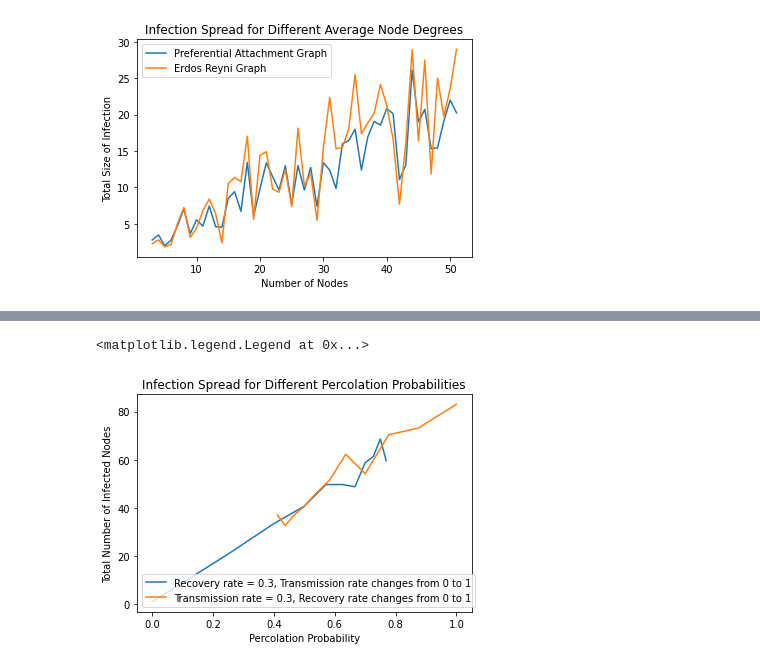
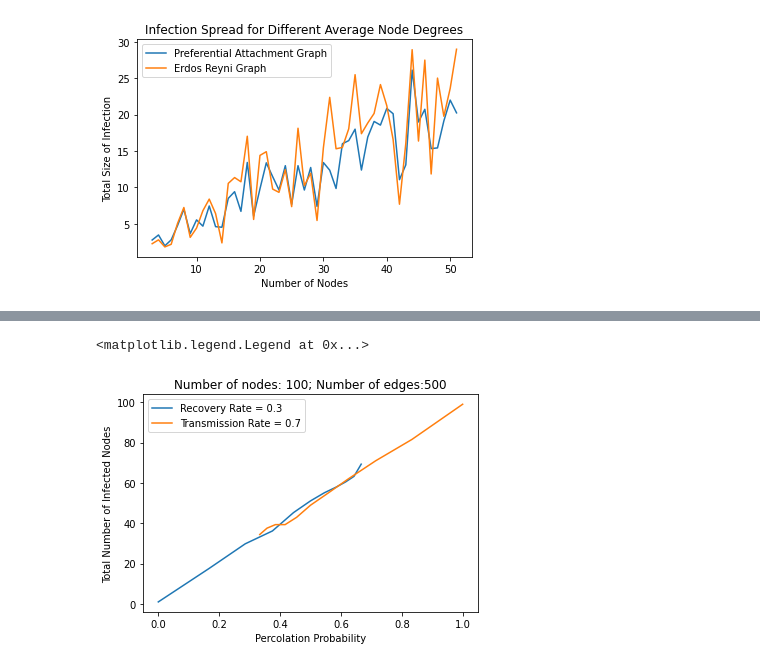
Before and after one commit to SENEMISIK/Mathematical-Models-for-Epidemiological-Diseases, a Jupyter notebook: simulations.ipynb, the cells around one changed output, grey strips where cells are left out. Saved outputs shown, nothing was run; the diff lists cells and outputs as text; code cells hidden in the pictures.

Commit message:
erdos_reyni specific

```diff
--- a/simulations.ipynb
+++ b/simulations.ipynb
@@ -85,3 +85,25 @@ plt.title('Infection Spread for Different Average Node Degrees')
 # %% [output]
 Text(0.5, 1.0, 'Infection Spread for Different Average Node Degrees')
 [figure]
+# %%
+import graphs
+import percolation
+import random
+import numpy as np
+import matplotlib.pyplot as plt
+
+X = []
+Y = []
+
+transmission_rates = np.arange(0, 1.1, 0.1)
+recovery_rates = np.arange(0, 1.1, 0.1)
+for beta in transmission_rates:
+    for rho in recovery_rates:
+        perc_prob = beta / (beta + rho)
+        X.append(perc_prob)
+        Y.append(percolation.calculateFinalInfectionErdosReyni2(1, 100, 500, 1000, perc_prob))
+plt.scatter(X, Y, label = 'Number of nodes: 100; Number of edges:500')
+plt.xlabel('Percolation Probability')
+plt.ylabel('Total Number of Infected Nodes')
+plt.title('Infection Spread for Different Transmission and Recovery Rates')
+plt.legend()
@@ -88,36 +113,35 @@ Text(0.5, 1.0, 'Infection Spread for Different Average Node Degrees')
 # %%
 import graphs
 import percolation
 import random
 import numpy as np
 import matplotlib.pyplot as plt
 
 X = []
 Y = []
-graph = graphs.erdos_renyi_graph(100, 250)
+transmission_rates = np.arange(0, 1.1, 0.1)
+recovery_rates = np.arange(0, 1.1, 0.1)
 
-rho = 0.3
-transmission_rates = np.arange(0, 1.1, 0.1)
 for beta in transmission_rates:
+    rho = 0.5
     perc_prob = beta / (beta + rho)
     X.append(perc_prob)
-    Y.append(percolation.calculateFinalInfection2(1, 100, 250, 1000, perc_prob, graph))
-plt.plot(X, Y, label = 'Recovery rate = 0.3, Transmission rate changes from 0 to 1')
+    Y.append(percolation.calculateFinalInfectionErdosReyni2(1, 100, 500, 1000, perc_prob))
+plt.plot(X, Y, label = 'Recovery Rate = 0.3')
 
 X = []
 Y = []
-
-beta = 0.7
-recovery_rates = np.arange(0, 1.1, 0.1)
 for rho in recovery_rates:
+    beta = 0.5
     perc_prob = beta / (beta + rho)
     X.append(perc_prob)
-    Y.append(percolation.calculateFinalInfection2(1, 100, 250, 1000, perc_prob, graph))
-plt.plot(X, Y, label = 'Transmission rate = 0.3, Recovery rate changes from 0 to 1')
+    Y.append(percolation.calculateFinalInfectionErdosReyni2(1, 100, 500, 1000, perc_prob))
+plt.plot(X, Y, label = 'Transmission Rate = 0.7')
+
 plt.xlabel('Percolation Probability')
 plt.ylabel('Total Number of Infected Nodes')
-plt.title('Infection Spread for Different Percolation Probabilities')
+plt.title('Number of nodes: 100; Number of edges:500')
 plt.legend()
 # %% [output]
 <matplotlib.legend.Legend at 0x...>
-[figure, old version]
+[figure, new version]
```
Also changed, not shown: parts of 2 cells of this notebook, 1 other file.
